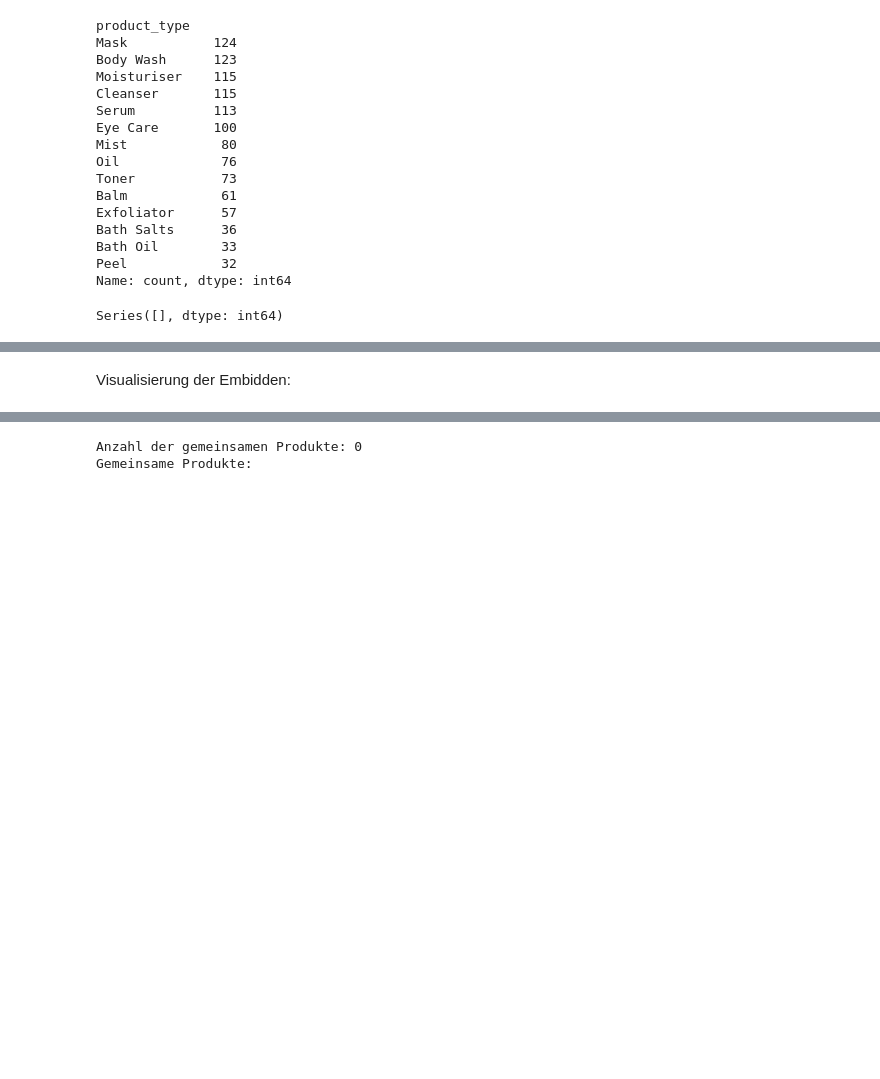
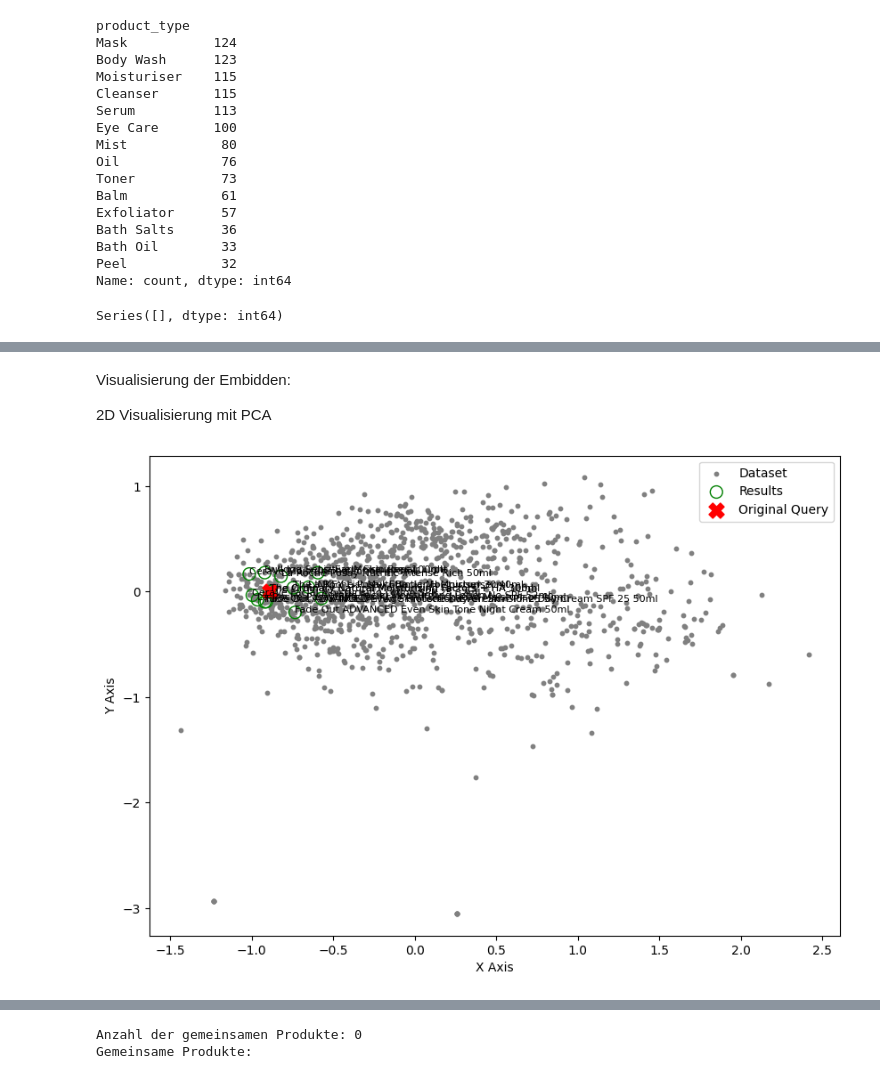
Before and after one commit to goernjosi/Projekt, a Jupyter notebook: vorschlag3.ipynb, the cells around one changed output, grey strips where cells are left out. Cells and saved outputs as stored; diff of their text form; code cells hidden in the pictures; blank space fills up the shorter version.

```diff
--- a/vorschlag3.ipynb
+++ b/vorschlag3.ipynb
@@ -300,2 +226,42 @@ vectors is close to zero (similar content, similar word embeddings, similar vect
 # %% [markdown]
 Visualisierung der Embidden:
+
+
+2D Visualisierung mit PCA
+# %%
+# PCA für 2D-Projektion
+pca = PCA(n_components=2)
+pca_embeddings = pca.fit_transform(embeddings)
+df['pca_embedding'] = pca_embeddings.tolist()
+
+# 2D-Visualisierung der Embeddings
+def plot_2d_embeddings(df, recommended_products, original_product):
+    plt.figure(figsize=(10, 7))
+
+    # Alle Embeddings
+    all_embeddings = np.array(df['pca_embedding'].tolist())
+    plt.scatter(all_embeddings[:, 0], all_embeddings[:, 1], s=10, color='gray', label='Dataset')
+
+    # Empfohlene Produkte
+    recommended_embeddings = np.array([df.loc[df['product_name'] == name, 'pca_embedding'].values[0] for name in recommended_products['product_name']])
+    plt.scatter(recommended_embeddings[:, 0], recommended_embeddings[:, 1], s=100, facecolors='none', edgecolors='g', label='Results')
+
+    # Ursprüngliches Abfrageprodukt
+    original_embedding = df.loc[df['product_name'] == original_product, 'pca_embedding'].values[0]
+    plt.scatter(original_embedding[0], original_embedding[1], s=150, marker='X', color='r', label='Original Query')
+
+    # Annotations für empfohlene Produkte
+    for i, text in enumerate(recommended_products['product_name']):
+        plt.annotate(text, (recommended_embeddings[i, 0], recommended_embeddings[i, 1]), fontsize=8)
+
+    plt.annotate(original_product, (original_embedding[0], original_embedding[1]), fontsize=8)
+
+    plt.xlabel('X Axis')
+    plt.ylabel('Y Axis')
+    plt.legend()
+    plt.show()
+
+# 2D-Visualisierung
+plot_2d_embeddings(df, recommendations_type_filter, "The Ordinary Natural Moisturising Factors + HA 30ml")
+# %% [output]
+[figure, added]
```
Also changed, not shown: parts of 32 cells of this notebook, 5 other files.
